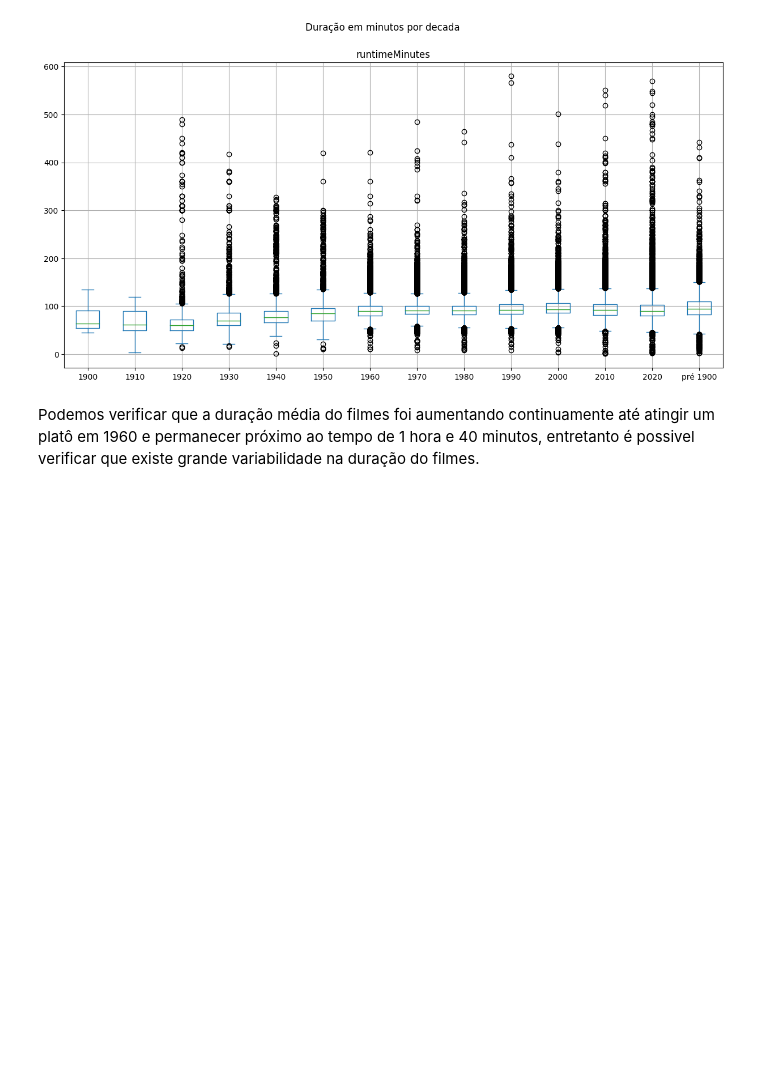
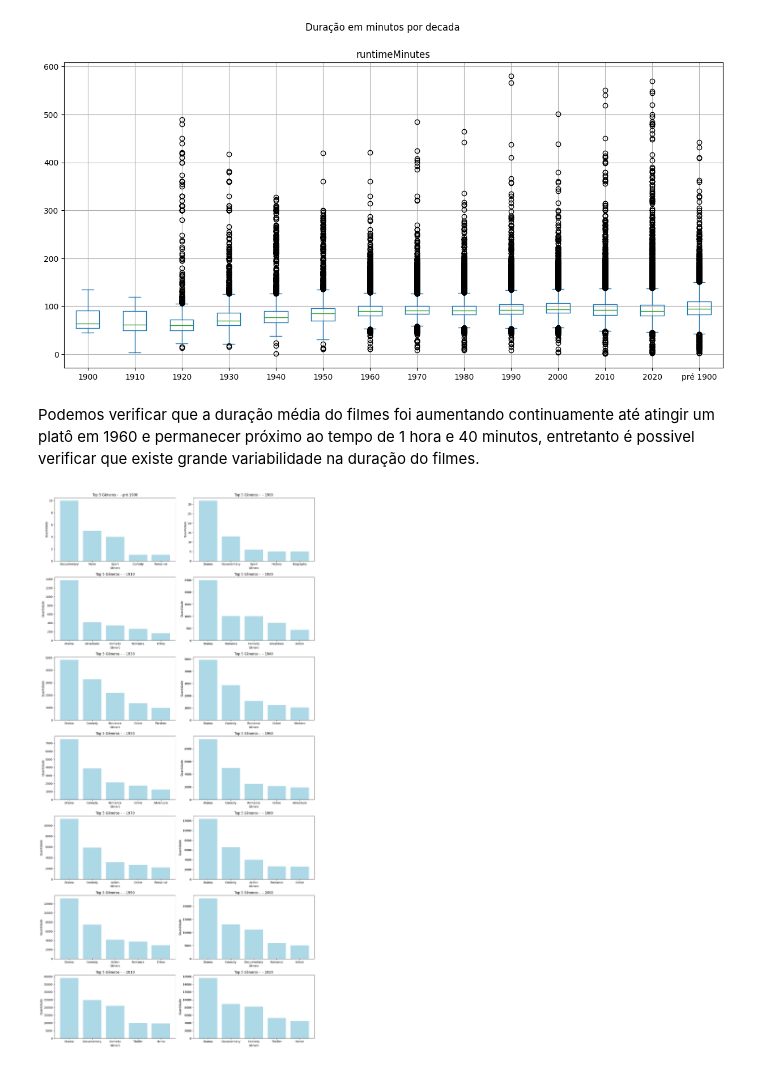
Before and after one commit to gabriel-victor933/Project-Movies-Data-Analysis, a Jupyter notebook: data_viz.ipynb, the cells around one changed output. Drawn from its saved outputs; the diff is of its cells as text; code cells hidden in the pictures; blank space fills up the shorter version.

Commit message:
feat: genres and directors analysis

```diff
--- a/data_viz.ipynb
+++ b/data_viz.ipynb
@@ -143,3 +143,35 @@ dtype: object
 [figure]
 # %% [markdown]
 Podemos verificar que a duração média do filmes foi aumentando continuamente até atingir um platô em 1960 e permanecer próximo ao tempo de 1 hora e 40 minutos, entretanto é possivel verificar que existe grande variabilidade na duração do filmes.
+# %%
+def pivot_table_bar_plot_decade(df,color='blue',topn=5,title='',xlabel='',ylabel='',nrows=7,ncols=2,figsize=(14,28)):
+    decades = df.columns
+
+    fig, axes = plt.subplots(nrows=nrows, ncols=ncols, figsize=figsize)
+    axes = axes.flatten()
+
+    for i, decade in enumerate(decades):
+        top_genres = df[decade].sort_values(ascending=False).head(topn)
+
+        axes[i].bar(top_genres.index, top_genres.values, color=color)
+
+        axes[i].set_title(f'{title} - {decade}')
+
+        axes[i].set_xlabel(xlabel)
+        axes[i].set_ylabel(ylabel)
+
+    plt.tight_layout()
+
+    plt.show()
+# %%
+movies_filtered = movies.loc[~pd.isna(movies['genres']),['decades','genres']]
+
+movies_filtered.loc[:,'genres'] = movies_filtered.loc[:,'genres'].str.split(',')
+
+movies_filtered = movies_filtered.explode('genres').reset_index()
+
+movies_pivot = pd.pivot_table(movies_filtered,values='tconst',index=['genres'],columns=['decades'],aggfunc='count')
+
+pivot_table_bar_plot_decade(movies_pivot,'lightblue',5,'Top 5 Gêneros - ','Gênero','Quantidade')
+# %% [output]
+[figure, added]
```
Also changed, not shown: parts of 1 cell of this notebook.
